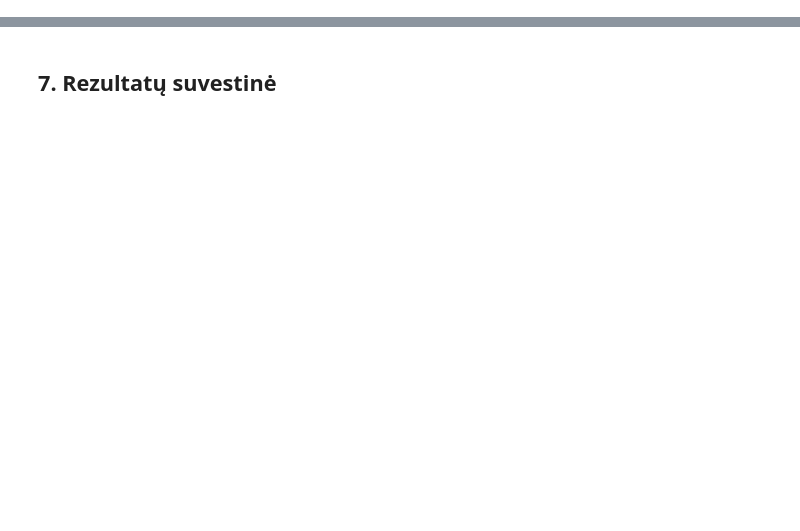
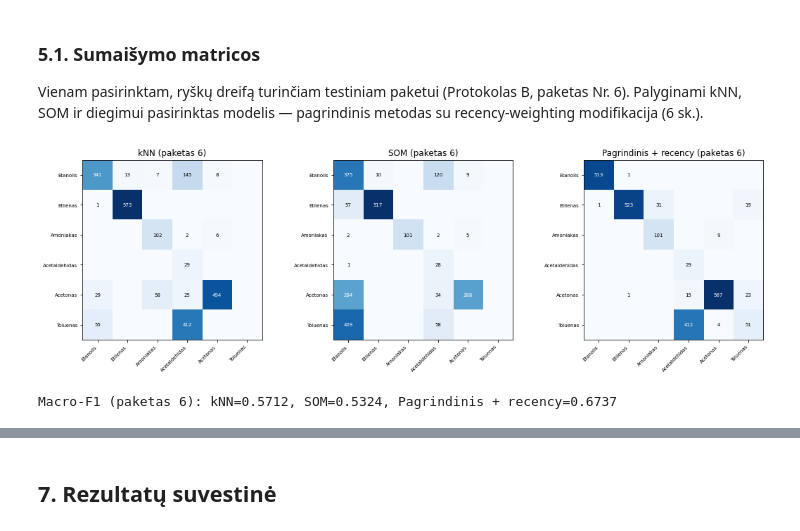
Before and after one commit to Tauras-Rim/IS-Egzaminas, a Jupyter notebook: gas_drift_project.ipynb, the cells around one changed output, grey strips where cells are left out. Cells and saved outputs as stored; diff of their text form; code cells hidden in the pictures; blank space fills up the shorter version.

```diff
--- a/gas_drift_project.ipynb
+++ b/gas_drift_project.ipynb
@@ -1280,0 +1123,40 @@ Demonstracija: 3 atsitiktiniai nauji mėginiai iš 10 pakete (tikroji klasė ži
+# %% [markdown]
+### 5.1. Sumaišymo matricos
+
+Vienam pasirinktam, ryškų dreifą turinčiam testiniam paketui (Protokolas B, paketas Nr. 6). Palyginami kNN, SOM ir diegimui pasirinktas modelis — pagrindinis metodas su recency-weighting modifikacija (6 sk.).
+# %%
+chosen_batch = 6
+train_batches_chosen = list(range(1, chosen_batch))
+
+_, ypred_knn = fit_predict_knn(df, train_batches_chosen, chosen_batch,
+                                 k=tune_k_time_sensitive(df, train_batches_chosen))
+yte_true = df[df['batch'] == chosen_batch]['gas_label'].values
+_, ypred_som, _, _ = fit_predict_som(df, train_batches_chosen, chosen_batch)
+C_final, eps_final = tune_coral_svm_time_sensitive(df, train_batches_chosen)
+_, ypred_final, _ = fit_predict_selftraining_v2_recency(df, train_batches_chosen, chosen_batch, C=C_final, eps=eps_final)
+
+labels_sorted = sorted(GAS_NAMES.keys())
+label_names = [GAS_NAMES[c] for c in labels_sorted]
+
+fig, axes = plt.subplots(1, 3, figsize=(15, 4.6))
+for ax, (name, ypred) in zip(axes, [('kNN', ypred_knn), ('SOM', ypred_som), ('Pagrindinis + recency', ypred_final)]):
+    cm = confusion_matrix(yte_true, ypred, labels=labels_sorted)
+    im = ax.imshow(cm, cmap='Blues')
+    ax.set_xticks(range(len(labels_sorted))); ax.set_xticklabels(label_names, rotation=45, ha='right', fontsize=7)
+    ax.set_yticks(range(len(labels_sorted))); ax.set_yticklabels(label_names, fontsize=7)
+    ax.set_title(f'{name} (paketas {chosen_batch})')
+    for i in range(cm.shape[0]):
+        for j in range(cm.shape[1]):
+            if cm[i, j] > 0:
+                ax.text(j, i, cm[i, j], ha='center', va='center',
+                        color='white' if cm[i, j] > cm.max()/2 else 'black', fontsize=7)
+plt.tight_layout()
+plt.savefig('figures_confusion_matrices.png', dpi=120)
+plt.show()
+
+print(f'Macro-F1 (paketas {chosen_batch}): kNN={f1_score(yte_true, ypred_knn, average="macro"):.4f}, '
+      f'SOM={f1_score(yte_true, ypred_som, average="macro"):.4f}, '
+      f'Pagrindinis + recency={f1_score(yte_true, ypred_final, average="macro"):.4f}')
+# %% [output]
+[figure, added]
+Macro-F1 (paketas 6): kNN=0.5712, SOM=0.5324, Pagrindinis + recency=0.6737
```
Also changed, not shown: parts of 140 cells of this notebook, 11 other files.
